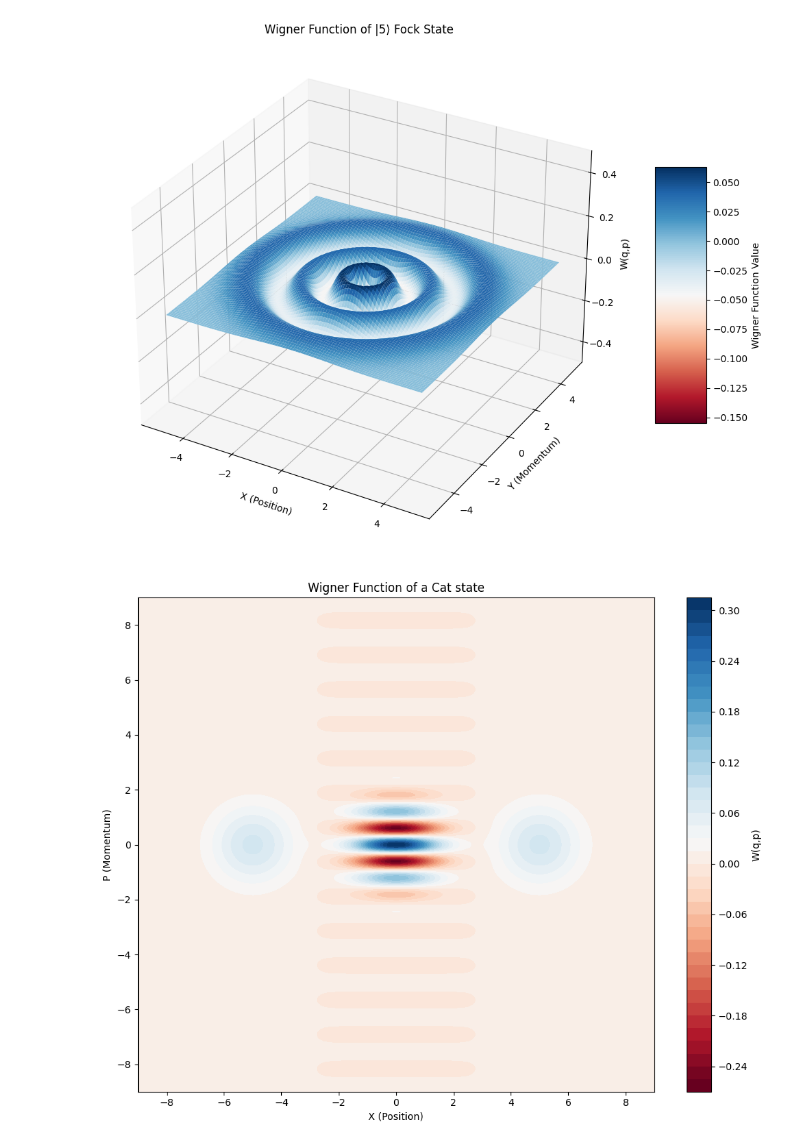
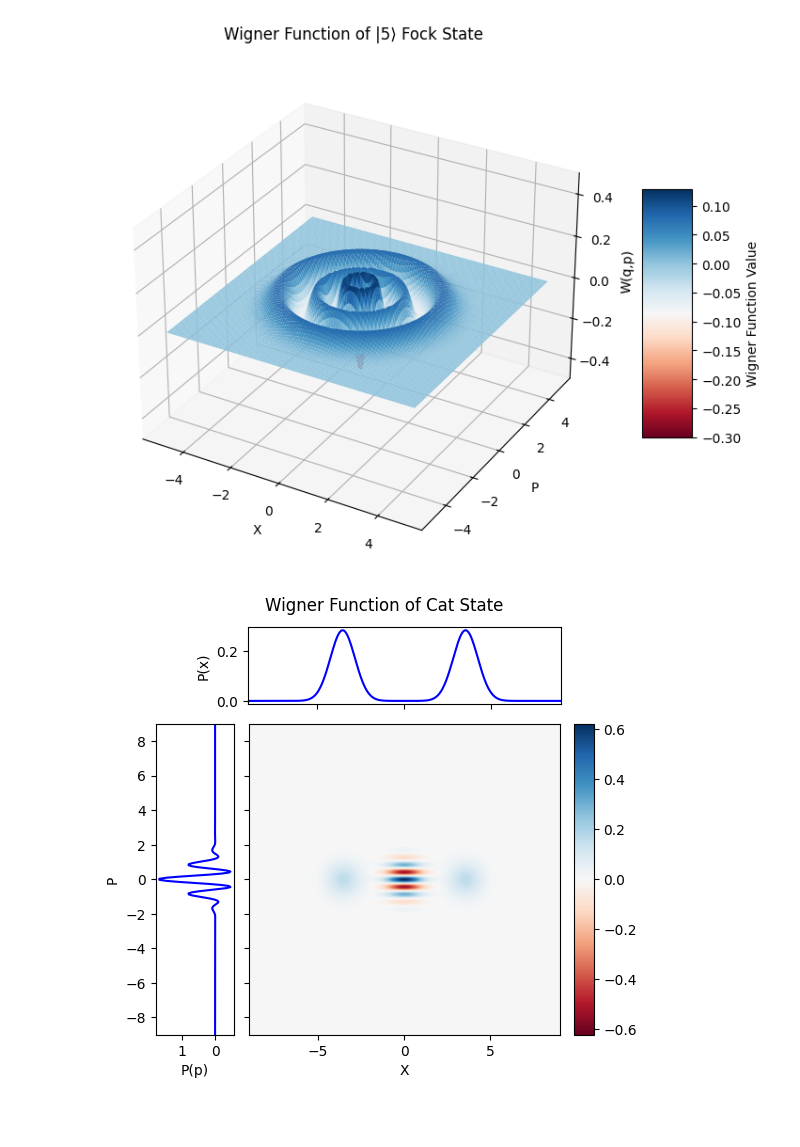
Before and after one commit to QiZhongLi/CV_Simulation, a Jupyter notebook: TestingClass.ipynb, the cells around one changed output. Saved outputs shown, nothing was run; the diff lists cells and outputs as text; code cells hidden in the pictures; blank space fills up the shorter version.

Commit message:
Added some plotting functions. Now, let's try and simulate measurements and stuff. Hopefully it doesnt crash and burn.

```diff
--- a/TestingClass.ipynb
+++ b/TestingClass.ipynb
@@ -8,7 +8,7 @@ from scipy.special import eval_laguerre
 # Thank you Bastian for letting me use your ipynb as """inspiration"""
 # Update: At this point, it looks nothing alike.
 
-hbar = 2
+hbar = 1
 # %%
 class State():
 
@@ -328,7 +343,7 @@ def indices(N):
 
     return k, l
 
-def Fock2Coh(N, prox, epsilon = None, hbar = 2):
+def Fock2Coh(N, prox, epsilon = None, hbar = 1):
     """
      Written by me (I'm serious) (With some inspiration from Olga)
 
@@ -367,7 +382,7 @@ def Fock2Coh(N, prox, epsilon = None, hbar = 2):
 
     return mu.T, cov, w_kl, num_k
 
-def prepare_fock_coherent(n, prox=1e-4, epsilon = None, hbar = 2):
+def prepare_fock_coherent(n, prox=1e-4, epsilon = None, hbar = 1):
     """
     Basically identical to Olga's function.
     Not much to change. Just makes life easier.
@@ -456,7 +471,7 @@ def prepare_sqz_cat_coherent(r, alpha, k, hbar):
     sq_cat.Update(data)
     return sq_cat
 
-def fock_sprPos_Cohr(coeffs, prox=1e-4, epsilon = None, hbar = 2):
+def fock_sprPos_Cohr(coeffs, prox=1e-4, epsilon = None, hbar = 1):
     '''
     For Converting Fock states into a superposition of Gaussian states
     Follows eq. (48), (49), (17), (18), (19)
@@ -500,11 +515,13 @@ def fock_sprPos_Cohr(coeffs, prox=1e-4, epsilon = None, hbar = 2):
     log_weights = d_kl
     #log_weights[N+1:] += np.log(2)
     num_k = N + 1
+
     # Normalization
+    # Olga had these lines in her code for some reason
+    # And it just doesn't work with my Wigner function :/
     #log_norm = logsumexp(log_weights)
     #norm = np.exp(log_norm).real
     #log_weights -= np.log(norm)
-
 
     # From the paragraph after eq. 20
     log_weights += c[l] + np.conjugate(c[k])
@@ -558,49 +739,22 @@ x = np.linspace(-5, 5, 100)
 p = np.linspace(-5, 5, 100)
 W = state.get_wigner(x,x)
 
-X, P = np.meshgrid(x, x)
-fig = plt.figure(figsize=(12, 8))
-ax = fig.add_subplot(111, projection='3d')
-# Use proper surface plotting with colormap to show negativity
-surf = ax.plot_surface(X, P, W.real, cmap='RdBu',
-                      rstride=1, cstride=1,
-                      edgecolor='none',
-                      antialiased=True)
-
-ax.set_xlabel('X (Position)')
-ax.set_ylabel('Y (Momentum)')
-ax.set_zlabel('W(q,p)')
-ax.set_title(f'Wigner Function of |{N}⟩ Fock State')
-ax.set_zlim(-0.5, 0.5)  # Adjusted for better view of negativity
-
-# Add colorbar to show negative values
-fig.colorbar(surf, shrink=0.5, aspect=5, label='Wigner Function Value')
-plt.tight_layout()
-plt.show()
+plot_wigner_3D(W, x, x, title=f'Wigner Function of |{N}⟩ Fock State', figsize=(9,6))
+#plot_wigner_with_marginals_2D(W,x,x, title=f'Wigner Function of |{N}⟩ Fock State')
 # %% [output]
-[figure, old version]
+[figure, new version]
 # %%
 # Cat state
 alpha = 5/2
 r = 0
 cat = prepare_sqz_cat_coherent(r, alpha*np.exp(r), 0, hbar)
 cat.normalize
 x = np.linspace(-9,9,300)
 Wcat = cat.get_wigner(x,x)
 
-
-X, P = np.meshgrid(x, x)
-plt.figure(figsize=(10, 8))
-contour = plt.contourf(X, P, Wcat.real, levels=50, cmap='RdBu', vmin=np.min(Wcat.real), vmax=np.max(Wcat.real))
-cbar = plt.colorbar(contour)
-cbar.set_label('W(q,p)')
-plt.xlabel('X (Position)')
-plt.ylabel('P (Momentum)')
-plt.title('Wigner Function of a Cat state')
-plt.tight_layout()
-plt.show()
+plot_wigner_with_marginals_2D(Wcat.real,x,x, title=f'Wigner Function of Cat State')
 # %% [output]
-[figure, old version]
+[figure, new version]
 # %%
 # Squeezed Cat state
 alpha = 5/2
```
Also changed, not shown: parts of 9 cells of this notebook.
